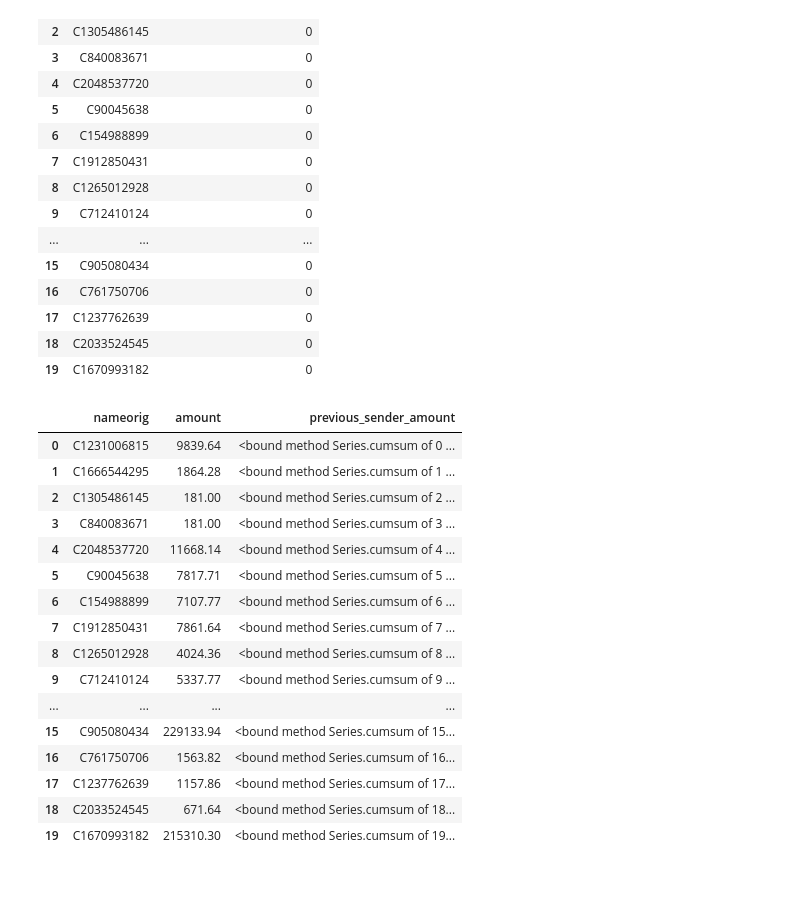
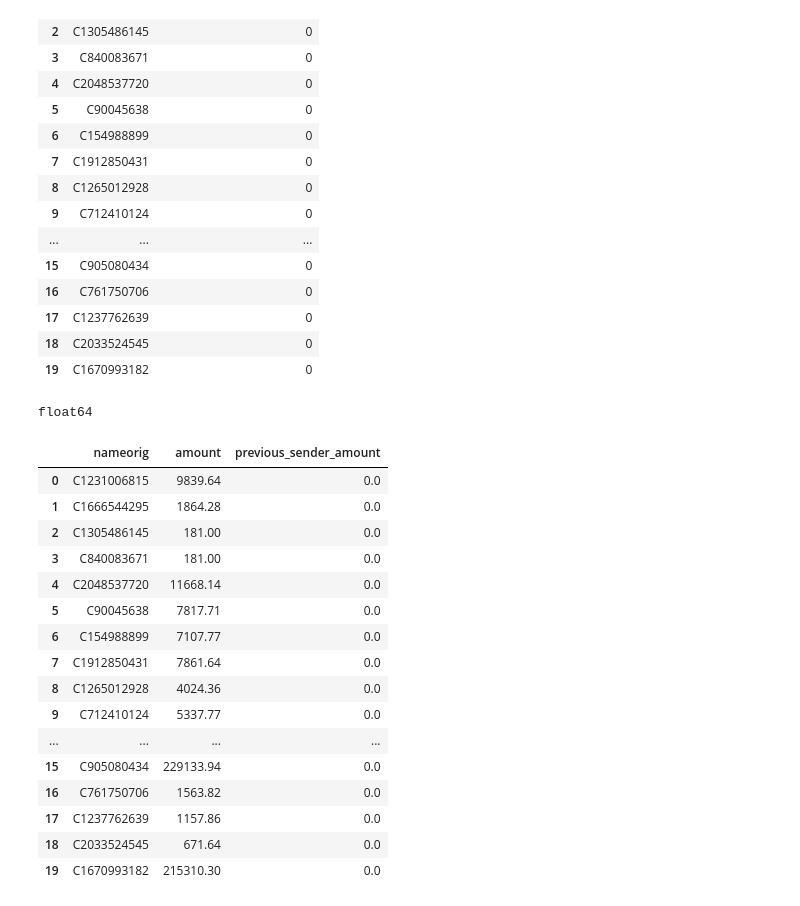
Before and after one commit to Nityanand-Khule-24/SecurePay-AI, a Jupyter notebook: notebooks/06_final_ml_model.ipynb, the cells around one changed output. Cells and saved outputs as stored; diff of their text form; code cells hidden in the pictures.

```diff
--- a/notebooks/06_final_ml_model.ipynb
+++ b/notebooks/06_final_ml_model.ipynb
@@ -230,29 +230,38 @@ df[["nameorig","sender_transaction_count"]].head(20)
 | 17 | C1237762639 | 0 |
 | 18 | C2033524545 | 0 |
 | 19 | C1670993182 | 0 |
-# %%
-# historical sender amount
-
-df["previous_sender_amount"] = (
-    df.groupby("nameorig")["amount"].transform(lambda x: x.shift(1).fillna(0).cumsum)
-)
-# %%
-df[["nameorig","amount","previous_sender_amount"]].head(20)
-# %% [output]
-|  | nameorig | amount | previous_sender_amount |
-| 0 | C1231006815 | 9839.64 | <bound method Series.cumsum of 0 ... |
-| 1 | C1666544295 | 1864.28 | <bound method Series.cumsum of 1 ... |
-| 2 | C1305486145 | 181.00 | <bound method Series.cumsum of 2 ... |
-| 3 | C840083671 | 181.00 | <bound method Series.cumsum of 3 ... |
-| 4 | C2048537720 | 11668.14 | <bound method Series.cumsum of 4 ... |
-| 5 | C90045638 | 7817.71 | <bound method Series.cumsum of 5 ... |
-| 6 | C154988899 | 7107.77 | <bound method Series.cumsum of 6 ... |
-| 7 | C1912850431 | 7861.64 | <bound method Series.cumsum of 7 ... |
-| 8 | C1265012928 | 4024.36 | <bound method Series.cumsum of 8 ... |
-| 9 | C712410124 | 5337.77 | <bound method Series.cumsum of 9 ... |
-| ... | ... | ... | ... |
-| 15 | C905080434 | 229133.94 | <bound method Series.cumsum of 15... |
-| 16 | C761750706 | 1563.82 | <bound method Series.cumsum of 16... |
-| 17 | C1237762639 | 1157.86 | <bound method Series.cumsum of 17... |
-| 18 | C2033524545 | 671.64 | <bound method Series.cumsum of 18... |
-| 19 | C1670993182 | 215310.30 | <bound method Series.cumsum of 19... |
+# %%
+df["previous_sender_amount"] = (
+    df.groupby("nameorig")["amount"]
+      .transform(lambda x: x.shift(1).fillna(0).cumsum())
+)
+# %%
+print(df["previous_sender_amount"].dtype)
+# %% [output]
+float64
+# %%
+df[
+    [
+        "nameorig",
+        "amount",
+        "previous_sender_amount"
+    ]
+].head(20)
+# %% [output]
+|  | nameorig | amount | previous_sender_amount |
+| 0 | C1231006815 | 9839.64 | 0.0 |
+| 1 | C1666544295 | 1864.28 | 0.0 |
+| 2 | C1305486145 | 181.00 | 0.0 |
+| 3 | C840083671 | 181.00 | 0.0 |
+| 4 | C2048537720 | 11668.14 | 0.0 |
+| 5 | C90045638 | 7817.71 | 0.0 |
+| 6 | C154988899 | 7107.77 | 0.0 |
+| 7 | C1912850431 | 7861.64 | 0.0 |
+| 8 | C1265012928 | 4024.36 | 0.0 |
+| 9 | C712410124 | 5337.77 | 0.0 |
+| ... | ... | ... | ... |
+| 15 | C905080434 | 229133.94 | 0.0 |
+| 16 | C761750706 | 1563.82 | 0.0 |
+| 17 | C1237762639 | 1157.86 | 0.0 |
+| 18 | C2033524545 | 671.64 | 0.0 |
+| 19 | C1670993182 | 215310.30 | 0.0 |
```
Also changed, not shown: parts of 49 cells of this notebook, 1 other file.
